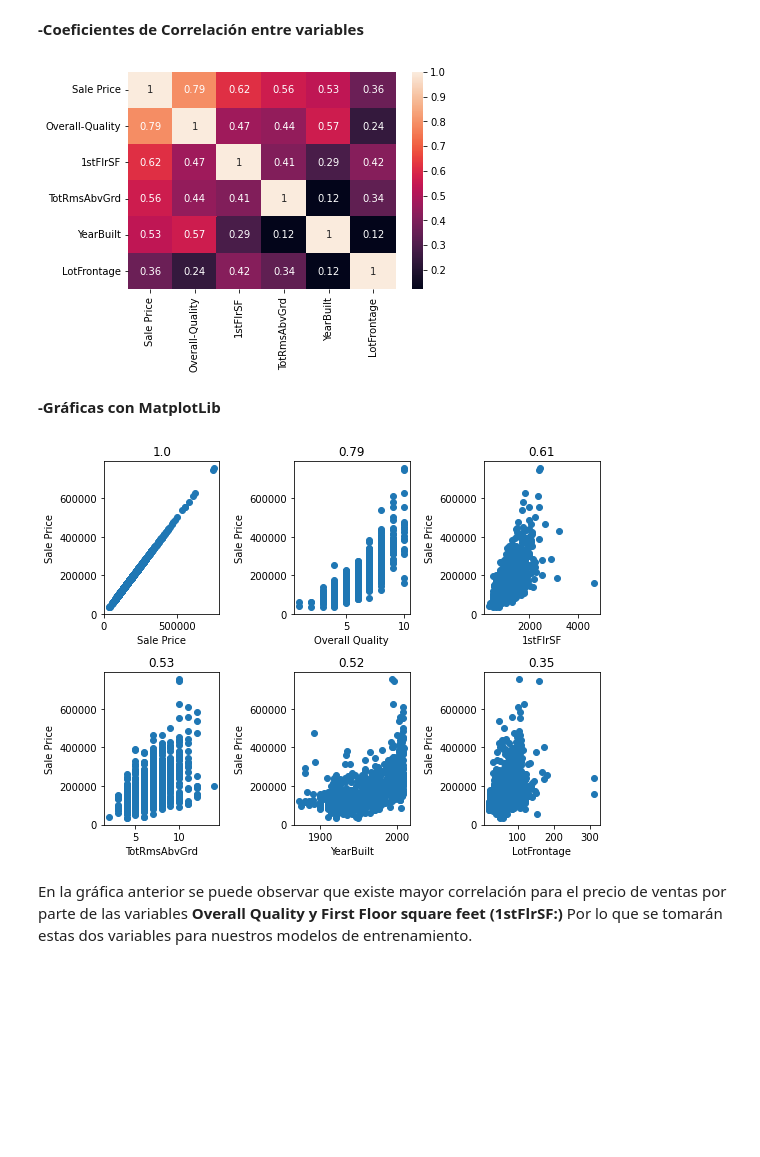
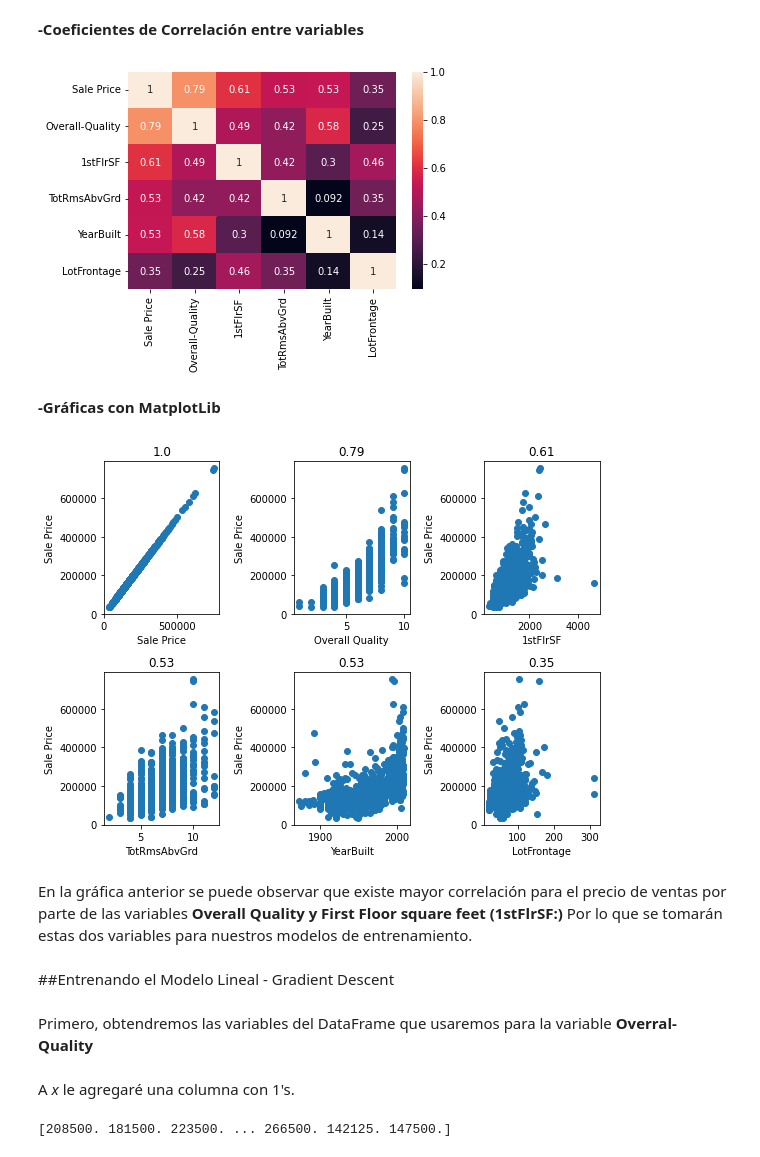
Before and after one commit to cristez/Proyecto1_Regresi-n_lineal_Python, a Jupyter notebook: Proyecto 1.ipynb, the cells around one changed output. Saved outputs shown, nothing was run; the diff lists cells and outputs as text; code cells hidden in the pictures; blank space fills up the shorter version.

```diff
--- a/Proyecto 1.ipynb
+++ b/Proyecto 1.ipynb
@@ -46,7 +47,10 @@ data.head()
 El set es dividido en 2 partes. El data_train representa los datos a entrenar y el data_test representa los datos para validar nuestro algoritmo.
 # %%
 n=len(data)   #Número de registros en el dataSet
-train=int(0.8*n)   #80% de los registros totales para entrenar.
-data_train, data_test=data[:train], data[train:]   #Usando slicing para dividir el set en 2.
+data['Train'] = np.random.uniform(0,1,n) <=0.8 #Create a column to assign a number randomly to 80% of data.
+data_train, data_test=data[data['Train'] ==True], data[data['Train'] ==False]   #dividiendo el dataSet.
 print(f"Registros de entrenamiento: {len(data_train)} \nRegistros para Testeo: {len(data_test)} \n")
+del data['Train']
+del data_train['Train']
+del data_test['Train']
 # %% [output]
@@ -108,50 +122,62 @@ sns.distplot(data['LotFrontage'])
 sns.heatmap(data_train.corr(),annot=True)
 plt.show()
 # %% [output]
-[figure, old version]
+[figure, new version]
 # %% [markdown]
 **-Gráficas con MatplotLib**
 # %%
 fig, axes =plt.subplots(2,3)
-y=data['Sale Price']
+y=data_train['Sale Price']
 
 #Tamaño
 fig.set_figheight(6)
 fig.set_figwidth(8)
 
 #Graficas
 axes[0,0].scatter(y,y)
-axes[0,1].scatter(data['Overall-Quality'],y)
-axes[0,2].scatter(data["1stFlrSF"],y)
-axes[1,0].scatter(data['TotRmsAbvGrd'],y)
-axes[1,1].scatter(data['YearBuilt'],y)
-axes[1,2].scatter(data['LotFrontage'],y)
+axes[0,1].scatter(data_train['Overall-Quality'],y)
+axes[0,2].scatter(data_train["1stFlrSF"],y)
+axes[1,0].scatter(data_train['TotRmsAbvGrd'],y)
+axes[1,1].scatter(data_train['YearBuilt'],y)
+axes[1,2].scatter(data_train['LotFrontage'],y)
 
 #Correlaciones
 axes[0,0].set_title(round(y.corr(y),2))
-axes[0,1].set_title(round(y.corr(data['Overall-Quality']),2))
-axes[0,2].set_title(round(y.corr(data["1stFlrSF"]),2))
-axes[1,0].set_title(round(y.corr(data['TotRmsAbvGrd']),2))
-axes[1,1].set_title(round(y.corr(data['YearBuilt']),2))
-axes[1,2].set_title(round(y.corr(data['LotFrontage']),2))
+axes[0,1].set_title(round(y.corr(data_train['Overall-Quality']),2))
+axes[0,2].set_title(round(y.corr(data_train["1stFlrSF"]),2))
+axes[1,0].set_title(round(y.corr(data_train['TotRmsAbvGrd']),2))
+axes[1,1].set_title(round(y.corr(data_train['YearBuilt']),2))
+axes[1,2].set_title(round(y.corr(data_train['LotFrontage']),2))
 
 #Etiquetas en Y
 for i in range(2):
   for j in range(3):
     axes[i,j].set_ylabel("Sale Price")
 
 
 #Etiquetas en X
 axes[0,0].set_xlabel("Sale Price")
 axes[0,1].set_xlabel("Overall Quality")
 axes[0,2].set_xlabel("1stFlrSF")
 axes[1,0].set_xlabel('TotRmsAbvGrd')
 axes[1,1].set_xlabel('YearBuilt')
 axes[1,2].set_xlabel('LotFrontage')
 
 fig.tight_layout()
 plt.show()
 # %% [output]
-[figure, old version]
+[figure, new version]
 # %% [markdown]
 En la gráfica anterior se puede observar que existe mayor correlación para el precio de ventas por parte de las variables **Overall Quality y  First Floor square feet (1stFlrSF:)**  Por lo que se tomarán estas dos variables para nuestros modelos de entrenamiento.
+# %% [markdown]
+##Entrenando el Modelo Lineal - Gradient Descent
+# %% [markdown]
+Primero, obtendremos las variables del DataFrame que usaremos para la variable **Overral-Quality**
+# %% [markdown]
+A *x* le agregaré una columna con 1's.
+# %%
+y=np.array(data_train['Sale Price'])
+x=data_train['Overall-Quality']
+x= np.array([data_train['Overall-Quality'],np.ones(len(x))])
+# %% [output]
+[208500. 181500. 223500. ... 266500. 142125. 147500.]
```
Also changed, not shown: parts of 14 cells of this notebook.
